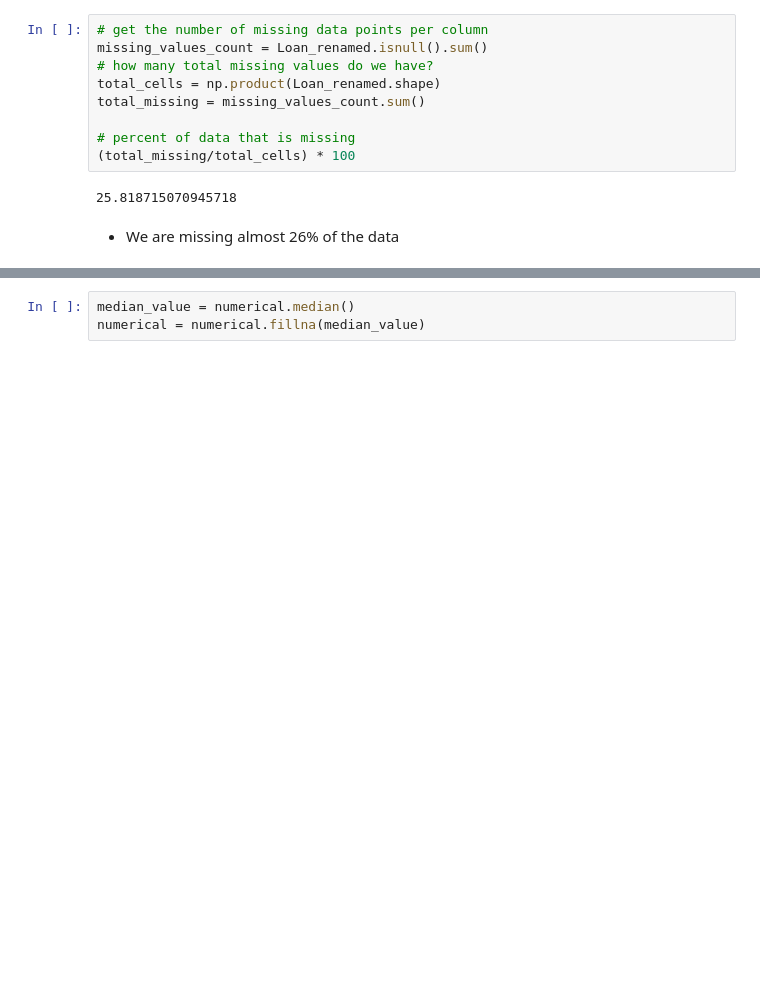
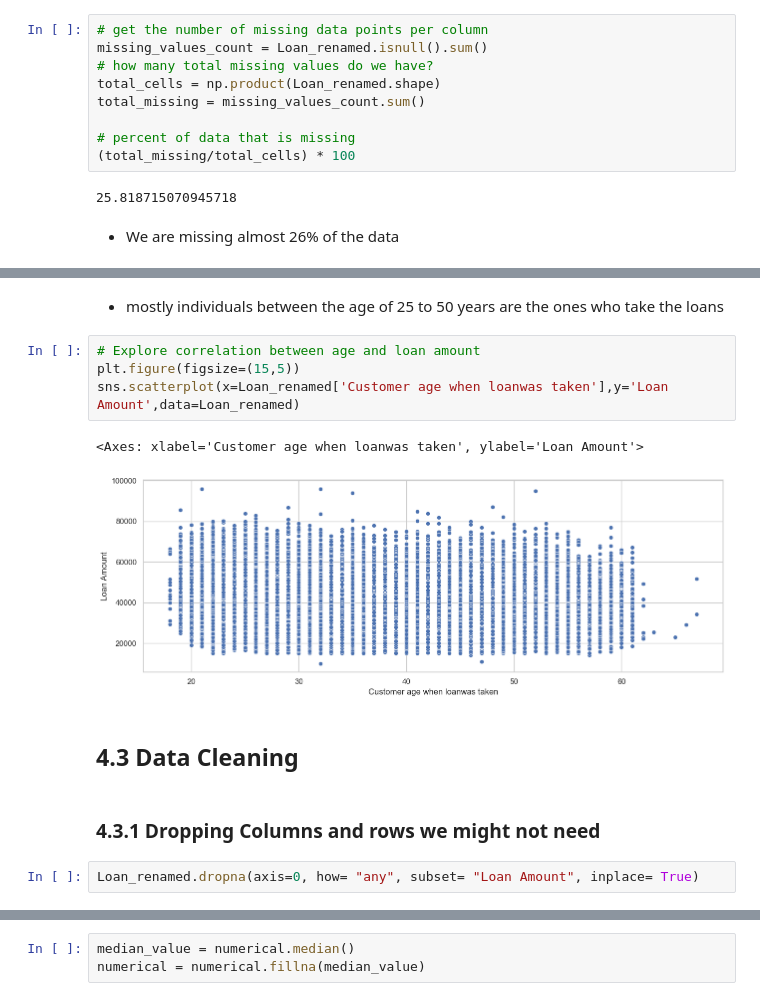
Before and after one commit to memmar1/Machine-Learning, a Jupyter notebook: Machine_Learning/03. week3_Project/Credit_risk_modeling.ipynb, the cells around one changed output, grey strips where cells are left out. Saved outputs shown, nothing was run; the diff lists cells and outputs as text; blank space fills up the shorter version.

```diff
--- a/Machine_Learning/03. week3_Project/Credit_risk_modeling.ipynb
+++ b/Machine_Learning/03. week3_Project/Credit_risk_modeling.ipynb
@@ -286,0 +200,15 @@ numerical.columns[numerical.isnull().any()].tolist()
+# %% [markdown]
+- mostly individuals between the age of 25 to 50 years are the ones who take the loans
+# %%
+# Explore correlation between age and loan amount
+plt.figure(figsize=(15,5))
+sns.scatterplot(x=Loan_renamed['Customer age when loanwas taken'],y='Loan Amount',data=Loan_renamed)
+# %% [output]
+<Axes: xlabel='Customer age when loanwas taken', ylabel='Loan Amount'>
+[figure, added]
+# %% [markdown]
+## 4.3 Data Cleaning
+# %% [markdown]
+### 4.3.1 Dropping Columns and rows we might not need
+# %%
+Loan_renamed.dropna(axis=0, how= "any", subset= "Loan Amount", inplace= True)
```
Also changed, not shown: parts of 107 cells of this notebook.
